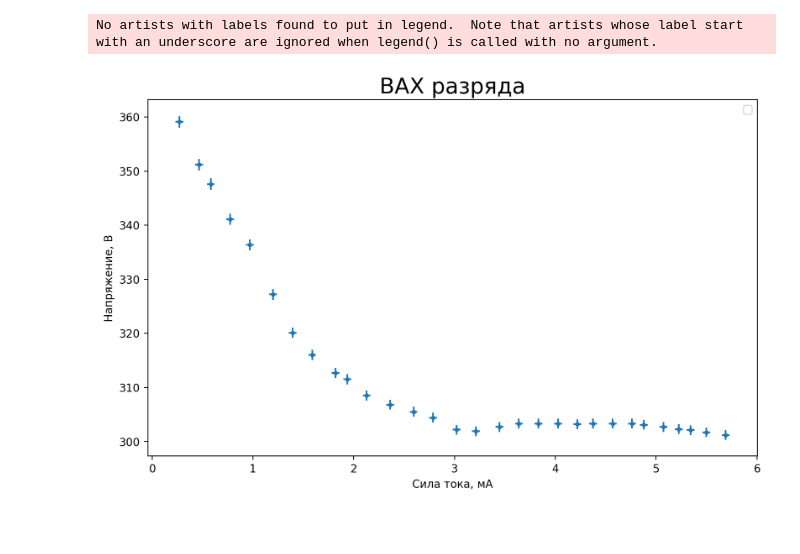
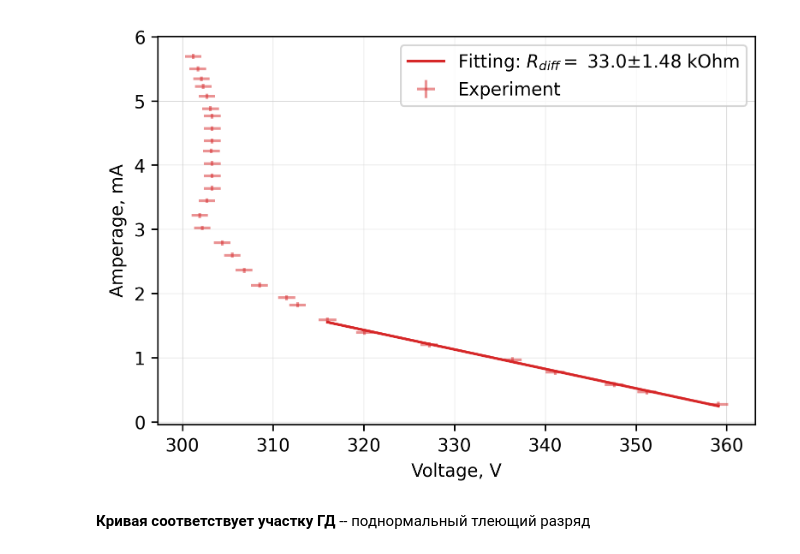
Before and after one commit to gleblug/experiment-automation, a Jupyter notebook: 3.5.1-ne-plasma/processing.ipynb, the cells around one changed output. Saved outputs shown, nothing was run; the diff lists cells and outputs as text; code cells hidden in the pictures; blank space fills up the shorter version.

Commit message:
Add data and images Edit .gitignore

```diff
--- a/3.5.1-ne-plasma/processing.ipynb
+++ b/3.5.1-ne-plasma/processing.ipynb
@@ -5,18 +6,32 @@ import numpy as np
+# %%
+def line(x, k, b):
+    return x*k + b
 # %%
-df = pd.read_csv("data.txt")
-U = df['U']
-I = df['I']
+df = pd.read_csv(r"raw-data/discharge.txt")
+U = df['U']*10
+I = df['I']*6/155
+# %%
+I_line = I[:8]
+U_line = U[:8]
+opt, cov = curve_fit(line, U_line, I_line)
 # %%
-plt.figure(figsize=(10, 6), dpi=200)
+plt.figure(figsize=(6, 4), dpi=300)
 
-plt.errorbar(I*6/155, 10*U, xerr=6/155, yerr=10*0.003*U, linestyle='', marker='.')
+# plt.minorticks_on()
+plt.grid(which='minor', linestyle=':', color='0.9')
+plt.grid(which='major', linestyle='-', color='0.8', linewidth=0.3)
 
-plt.title("ВАХ разряда", fontsize=20)
-plt.xlabel("Сила тока, мА")
-plt.ylabel("Напряжение, В")
+plt.errorbar(U, I, yerr=6/155, xerr=0.003*U, linestyle='', marker='.', markersize=0, label="Experiment", color="tab:red", alpha=0.5)
+plt.plot(U_line, line(U_line, opt[0], opt[1]), label=r"Fitting: $R_{diff}=$ " + f"{-1/opt[0]:.1f}" + r"$\pm 1.48$ kOhm", color="tab:red", linestyle='-')
+
+# plt.title("ВАХ разряда", fontsize=16)
+plt.ylabel("Amperage, mA")
+plt.xlabel("Voltage, V")
 
 plt.legend()
+plt.savefig(r"images\vah-discharge.png", facecolor="white")
 plt.show()
 # %% [output]
-No artists with labels found to put in legend.  Note that artists whose label start with an underscore are ignored when legend() is called with no argument.
-[figure, old version]
+[figure, new version]
+# %% [markdown]
+**Кривая соответствует участку ГД** -- поднормальный тлеющий разряд
```
Also changed, not shown: parts of 5 cells of this notebook, 7 other files.
